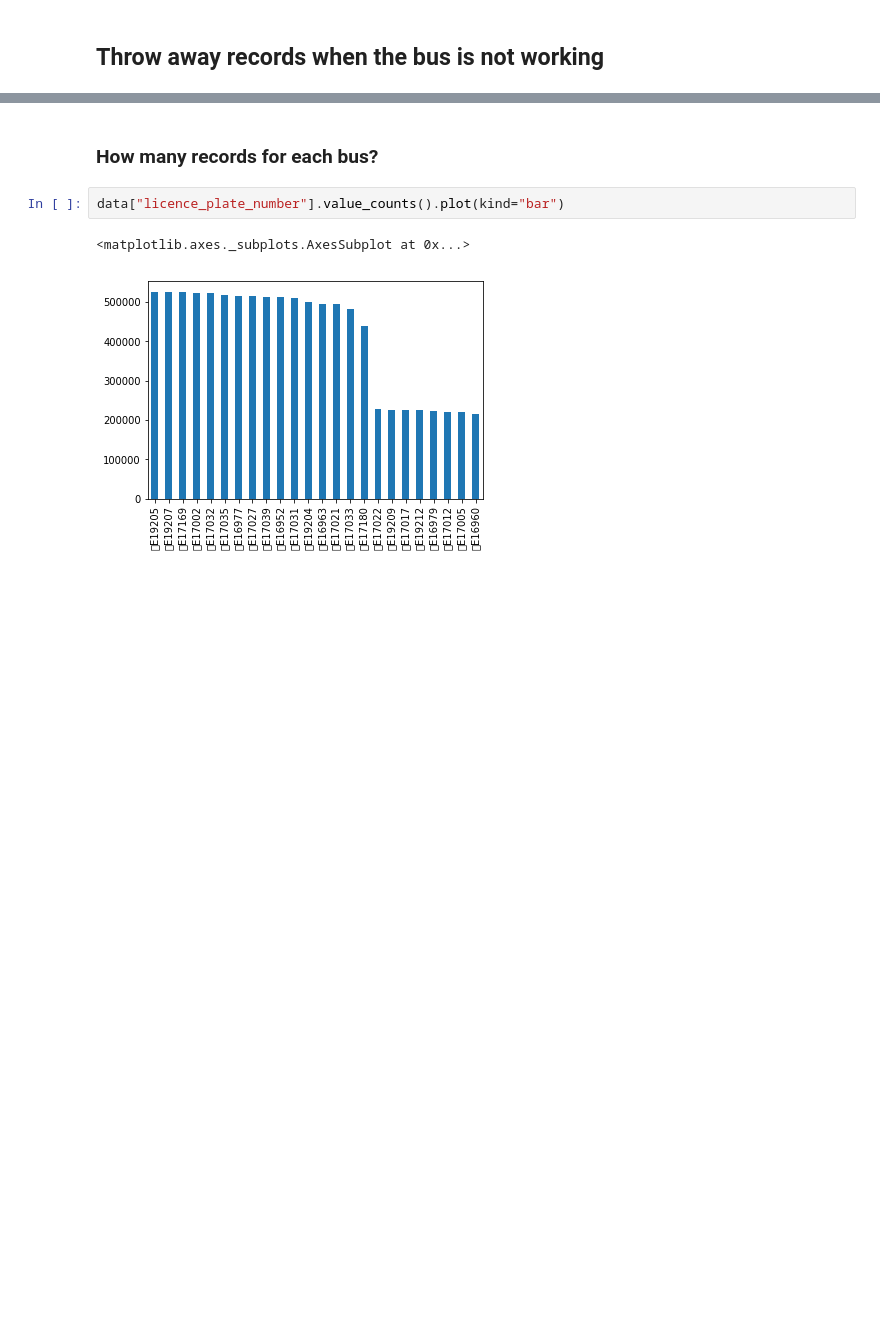
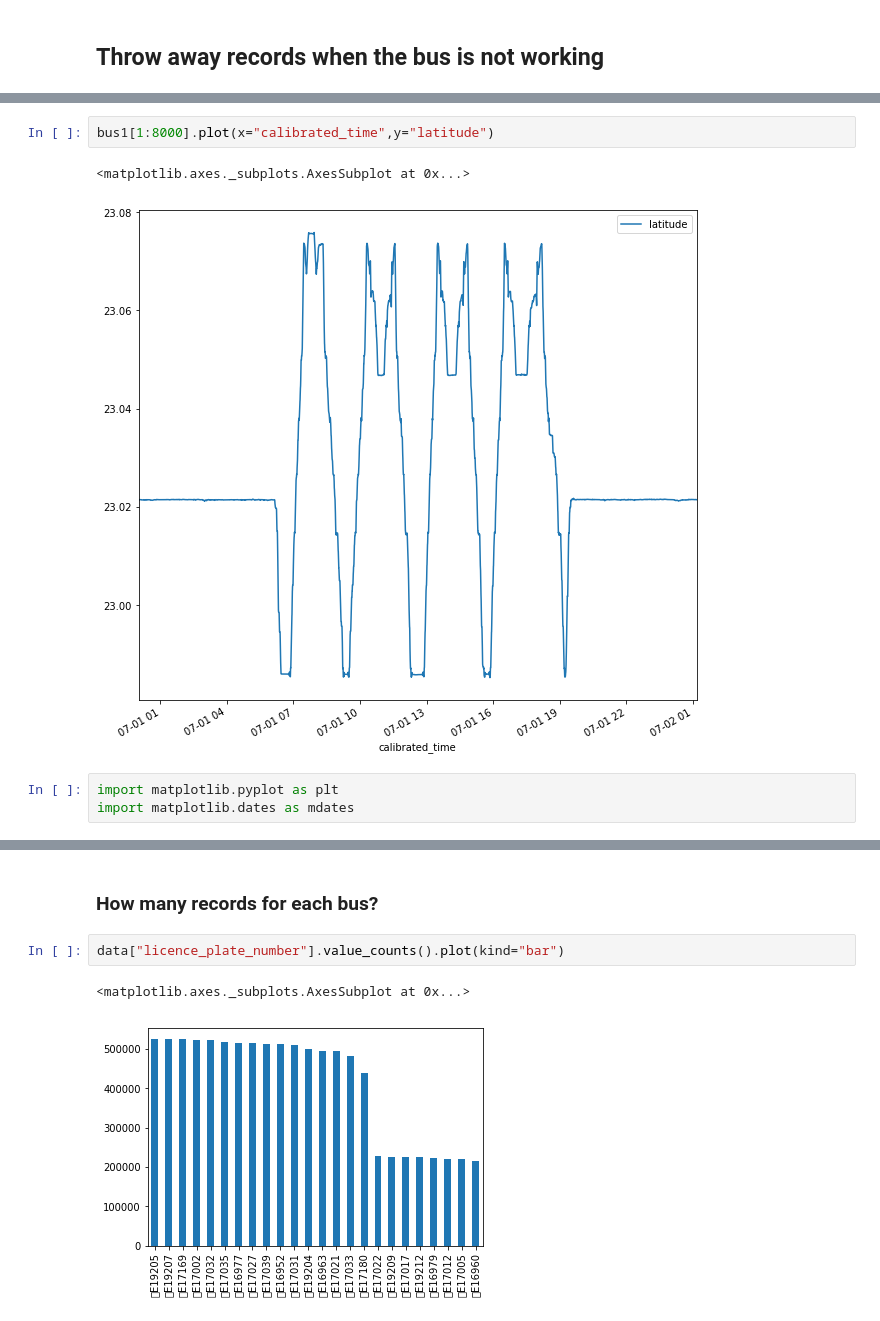
Before and after one commit to chenkf/SI699, a Jupyter notebook: EDA.ipynb, the cells around one changed output, grey strips where cells are left out. Cells and saved outputs as stored; diff of their text form; blank space fills up the shorter version.

```diff
--- a/EDA.ipynb
+++ b/EDA.ipynb
@@ -159,0 +210,8 @@ data.plot(x="calibrated_time",y="longitude")
+# %%
+bus1[1:8000].plot(x="calibrated_time",y="latitude")
+# %% [output]
+<matplotlib.axes._subplots.AxesSubplot at 0x...>
+[figure, added]
+# %%
+import matplotlib.pyplot as plt
+import matplotlib.dates as mdates
```
Also changed, not shown: parts of 31 cells of this notebook, 3 other files.
